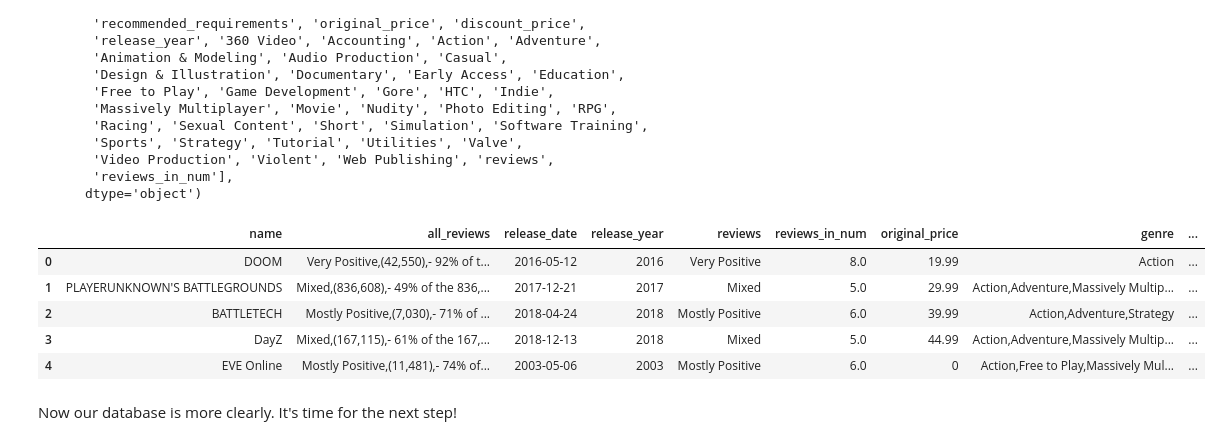
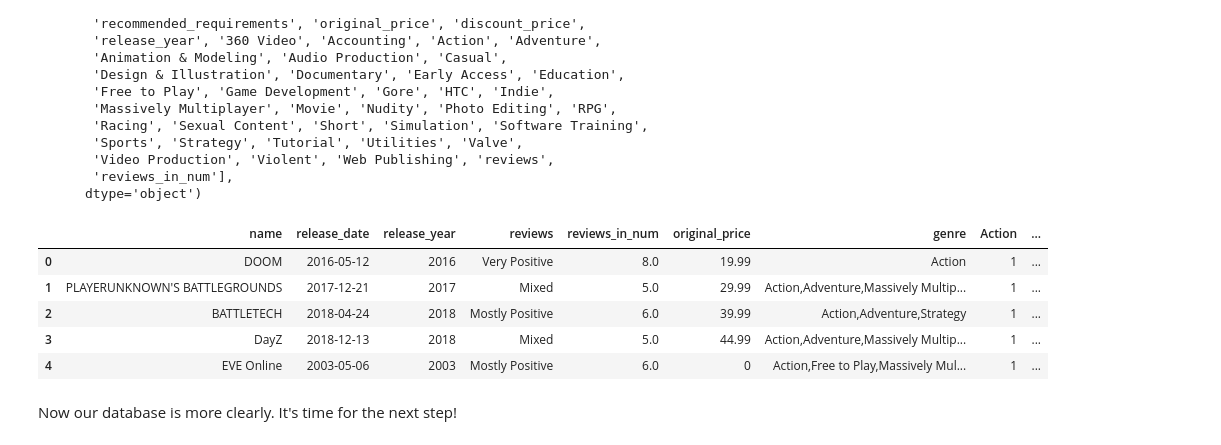
Before and after one commit to DekuWang/BoZhang.github.io, a Jupyter notebook: Steam Analysis ver 2.ipynb, the cells around one changed output. Drawn from its saved outputs; the diff is of its cells as text; code cells hidden in the pictures.

```diff
--- a/Steam Analysis ver 2.ipynb
+++ b/Steam Analysis ver 2.ipynb
@@ -195,17 +195,17 @@ Index(['url', 'types', 'name', 'desc_snippet', 'recent_reviews', 'all_reviews',
       dtype='object')
 # %%
 Steam_df = pd.DataFrame # Create an empty dataset
-Columns_we_need = ["name", "all_reviews", "release_date","release_year","reviews","reviews_in_num", "original_price","genre"]
+Columns_we_need = ["name", "release_date","release_year","reviews","reviews_in_num", "original_price","genre"]
 Steam_df = sg_df[Columns_we_need]
 Steam_df = pd.concat([Steam_df, game_genres], axis = 1)
 Steam_df.head()
 # %% [output]
-|  | name | all_reviews | release_date | release_year | reviews | reviews_in_num | original_price | genre | ... |
-| 0 | DOOM | Very Positive,(42,550),- 92% of t... | 2016-05-12 | 2016 | Very Positive | 8.0 | 19.99 | Action | ... |
-| 1 | PLAYERUNKNOWN'S BATTLEGROUNDS | Mixed,(836,608),- 49% of the 836,... | 2017-12-21 | 2017 | Mixed | 5.0 | 29.99 | Action,Adventure,Massively Multip... | ... |
-| 2 | BATTLETECH | Mostly Positive,(7,030),- 71% of ... | 2018-04-24 | 2018 | Mostly Positive | 6.0 | 39.99 | Action,Adventure,Strategy | ... |
-| 3 | DayZ | Mixed,(167,115),- 61% of the 167,... | 2018-12-13 | 2018 | Mixed | 5.0 | 44.99 | Action,Adventure,Massively Multip... | ... |
-| 4 | EVE Online | Mostly Positive,(11,481),- 74% of... | 2003-05-06 | 2003 | Mostly Positive | 6.0 | 0 | Action,Free to Play,Massively Mul... | ... |
+|  | name | release_date | release_year | reviews | reviews_in_num | original_price | genre | Action | ... |
+| 0 | DOOM | 2016-05-12 | 2016 | Very Positive | 8.0 | 19.99 | Action | 1 | ... |
+| 1 | PLAYERUNKNOWN'S BATTLEGROUNDS | 2017-12-21 | 2017 | Mixed | 5.0 | 29.99 | Action,Adventure,Massively Multip... | 1 | ... |
+| 2 | BATTLETECH | 2018-04-24 | 2018 | Mostly Positive | 6.0 | 39.99 | Action,Adventure,Strategy | 1 | ... |
+| 3 | DayZ | 2018-12-13 | 2018 | Mixed | 5.0 | 44.99 | Action,Adventure,Massively Multip... | 1 | ... |
+| 4 | EVE Online | 2003-05-06 | 2003 | Mostly Positive | 6.0 | 0 | Action,Free to Play,Massively Mul... | 1 | ... |
 # %% [markdown]
 Now our database is more clearly. It's time for the next step!
 # %% [markdown]
```
Also changed, not shown: parts of 4 cells of this notebook.
